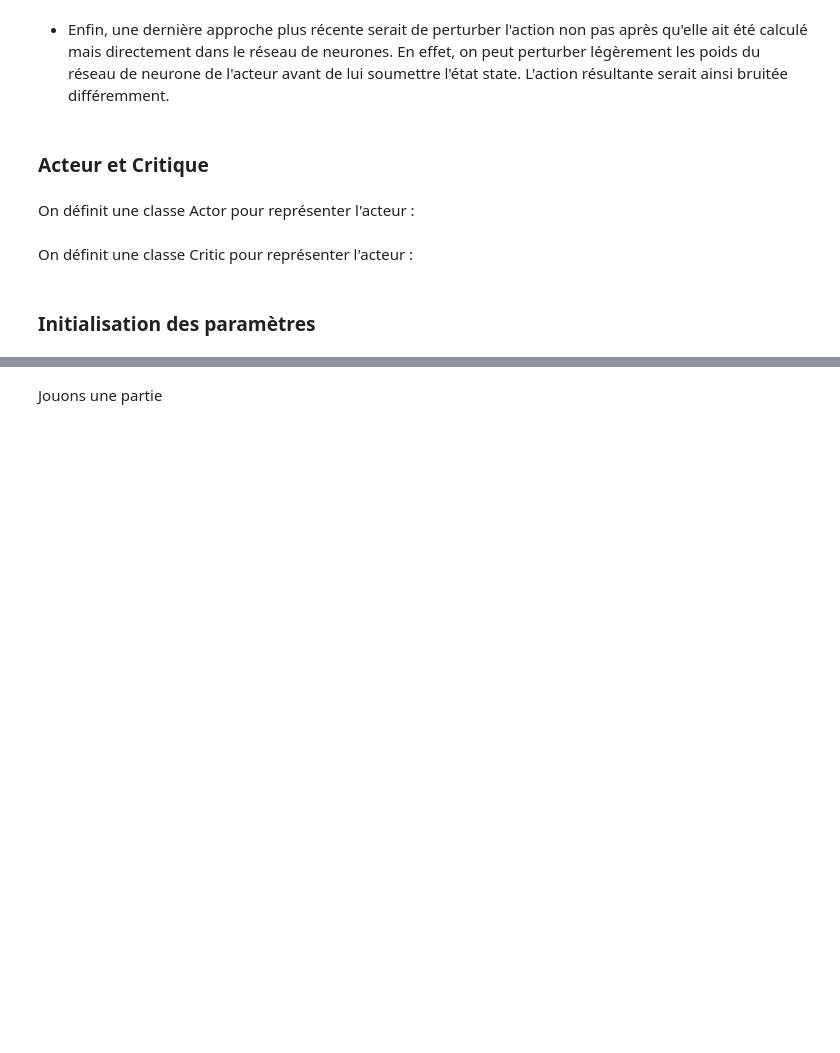
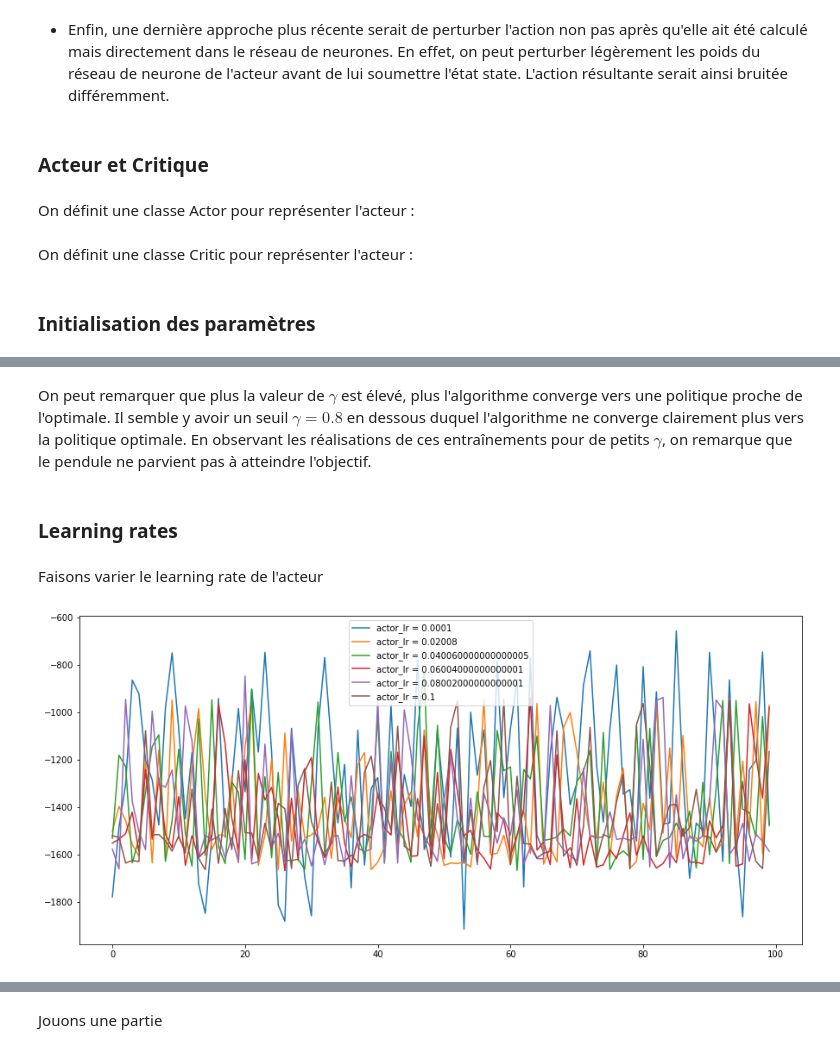
Before and after one commit to Samsoum41/DDPG, a Jupyter notebook: Keras_pendulum.ipynb, the cells around one changed output, grey strips where cells are left out. Cells and saved outputs as stored; diff of their text form; code cells hidden in the pictures; blank space fills up the shorter version.

```diff
--- a/Keras_pendulum.ipynb
+++ b/Keras_pendulum.ipynb
@@ -438,0 +463,10 @@ KeyboardInterrupt:
+# %% [markdown]
+On peut remarquer que plus la valeur de $\gamma$ est élevé, plus l'algorithme converge vers une politique proche de l'optimale. Il semble y avoir un seuil $\gamma = 0.8$ en dessous duquel l'algorithme ne converge clairement plus vers la politique optimale. En observant les réalisations de ces entraînements pour de petits $\gamma$, on remarque que le pendule ne parvient pas à atteindre l'objectif.
+# %% [markdown]
+### Learning rates
+# %% [markdown]
+Faisons varier le learning rate de l'acteur
+# %%
+plot_data("actor_lr")
+# %% [output]
+[figure, added]
```
Also changed, not shown: parts of 19 cells of this notebook, 22 other files.
